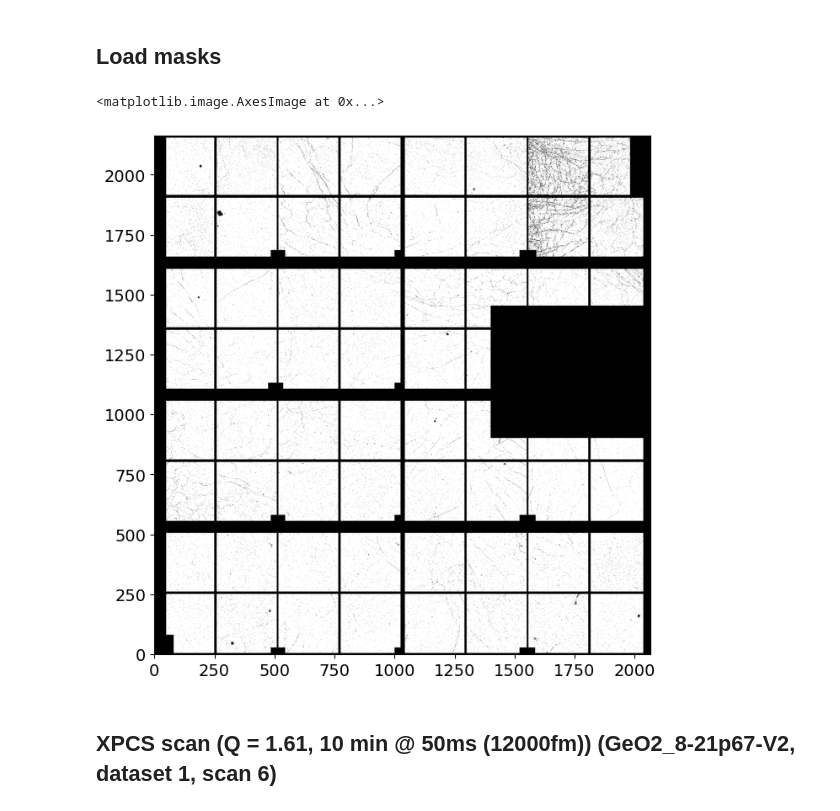
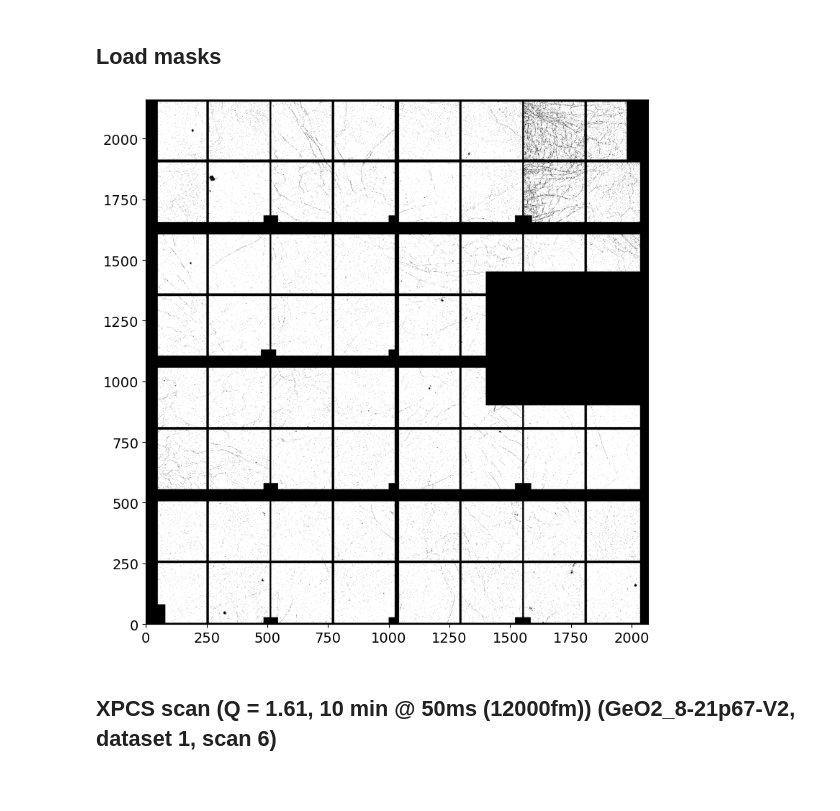
Before and after one commit to FabioBrugnara/HC6209, a Jupyter notebook: SCRIPTS/1) Vycor analysis.ipynb, the cells around one changed output. Cells and saved outputs as stored; diff of their text form; code cells hidden in the pictures.

```diff
--- a/SCRIPTS/1) Vycor analysis.ipynb
+++ b/SCRIPTS/1) Vycor analysis.ipynb
@@ -50,9 +50,9 @@ bs_mask = np.load(masks_folder+'bs_mask_copper_foil_30um'+'.npy')
 # %%
 plt.figure(figsize=(8, 8))
 plt.imshow((e4m_mask*e4m_htmask*bs_mask).reshape(Nx,Ny), cmap='gray', origin='lower')
+plt.tight_layout(); plt.show()
 # %% [output]
-<matplotlib.image.AxesImage at 0x...>
-[figure, old version]
+[figure, new version]
 # %% [markdown]
 ## XPCS scan (Q = 1.61, 10 min @ 50ms (12000fm)) (GeO2_8-21p67-V2, dataset 1, scan 6)
 # %%
```
